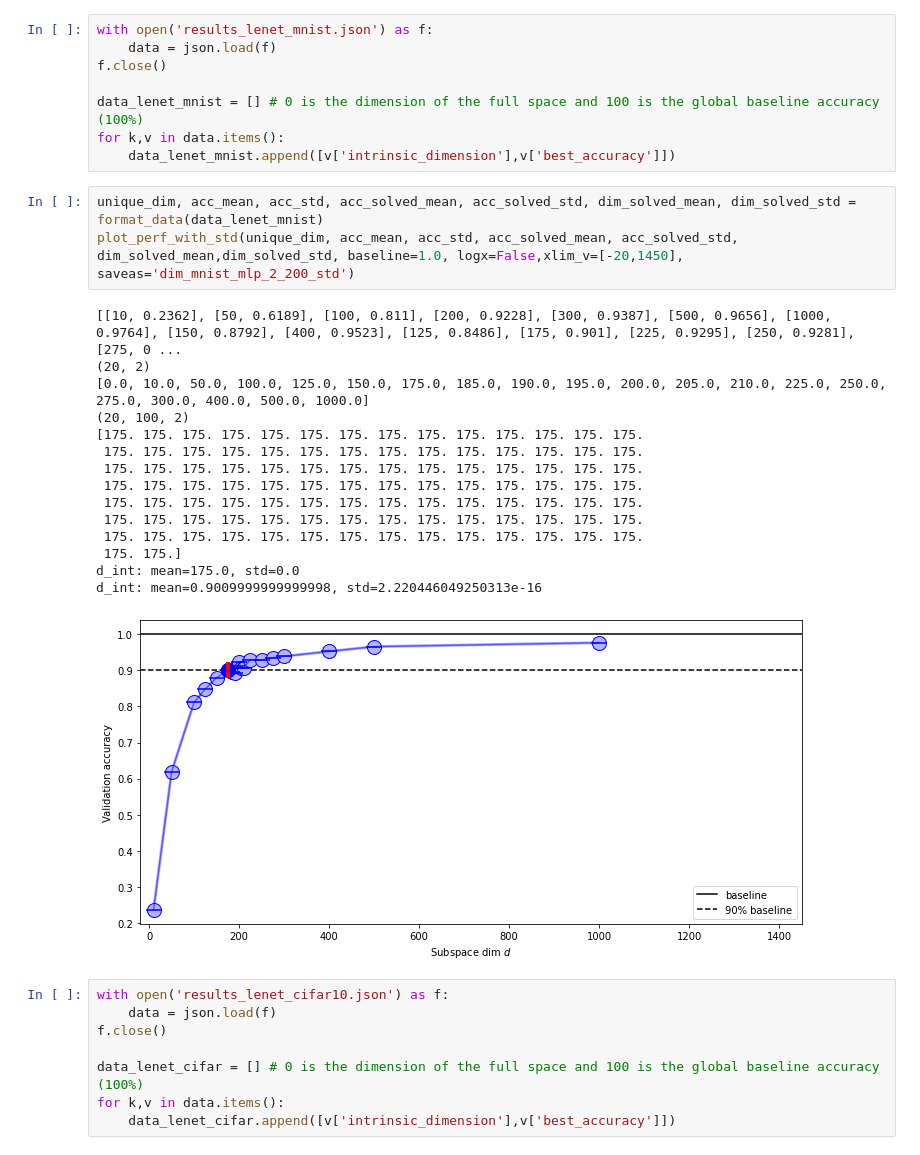
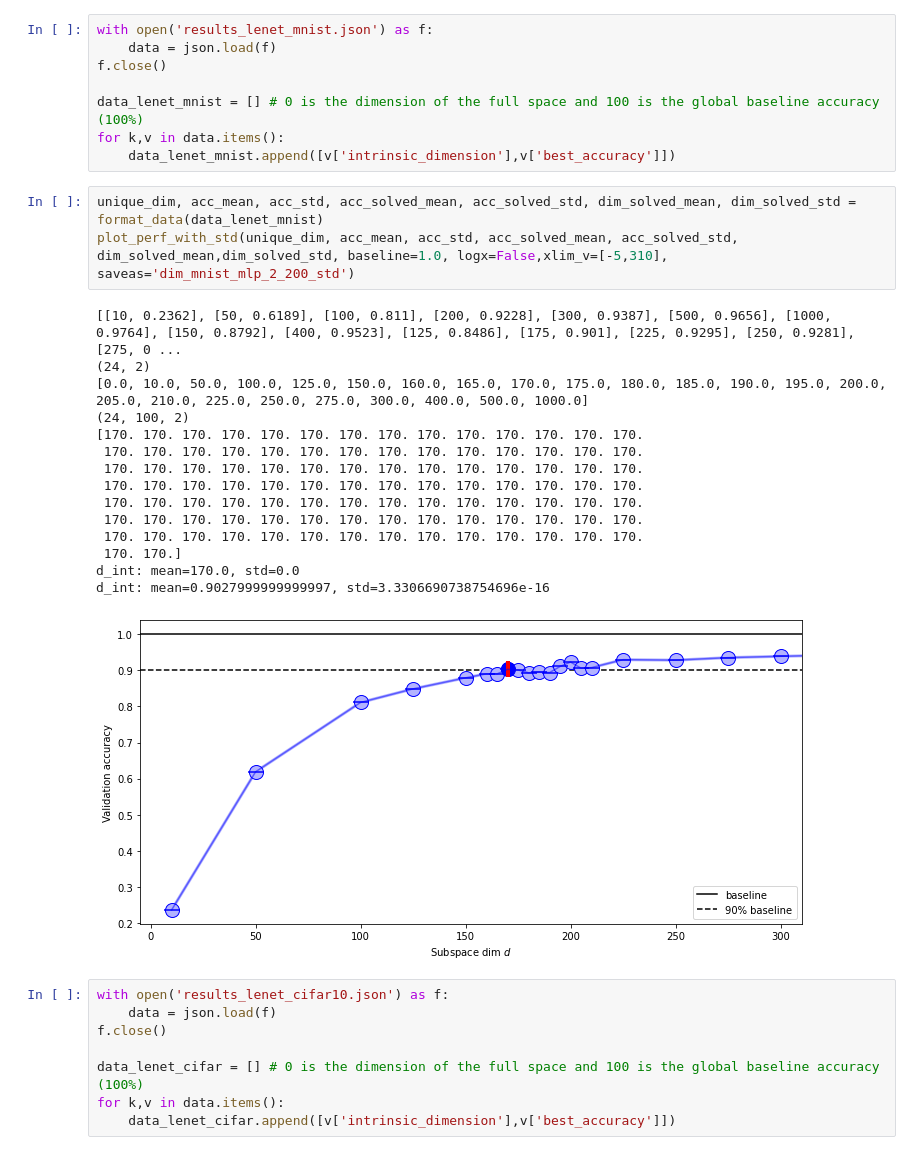
Before and after one commit to AntoAndGar/Intrinsic-Dimension, a Jupyter notebook: id_plots.ipynb, the cells around one changed output. Saved outputs shown, nothing was run; the diff lists cells and outputs as text.

```diff
--- a/id_plots.ipynb
+++ b/id_plots.ipynb
@@ -130,23 +130,23 @@ for k,v in data.items():
     data_lenet_mnist.append([v['intrinsic_dimension'],v['best_accuracy']])
 # %%
 unique_dim, acc_mean, acc_std, acc_solved_mean, acc_solved_std, dim_solved_mean, dim_solved_std = format_data(data_lenet_mnist)
-plot_perf_with_std(unique_dim, acc_mean, acc_std, acc_solved_mean, acc_solved_std, dim_solved_mean,dim_solved_std, baseline=1.0, logx=False,xlim_v=[-20,1450], saveas='dim_mnist_mlp_2_200_std')
+plot_perf_with_std(unique_dim, acc_mean, acc_std, acc_solved_mean, acc_solved_std, dim_solved_mean,dim_solved_std, baseline=1.0, logx=False,xlim_v=[-5,310], saveas='dim_mnist_mlp_2_200_std')
 # %% [output]
 [[10, 0.2362], [50, 0.6189], [100, 0.811], [200, 0.9228], [300, 0.9387], [500, 0.9656], [1000, 0.9764], [150, 0.8792], [400, 0.9523], [125, 0.8486], [175, 0.901], [225, 0.9295], [250, 0.9281], [275, 0 ...
-(20, 2)
-[0.0, 10.0, 50.0, 100.0, 125.0, 150.0, 175.0, 185.0, 190.0, 195.0, 200.0, 205.0, 210.0, 225.0, 250.0, 275.0, 300.0, 400.0, 500.0, 1000.0]
-(20, 100, 2)
-[175. 175. 175. 175. 175. 175. 175. 175. 175. 175. 175. 175. 175. 175.
- 175. 175. 175. 175. 175. 175. 175. 175. 175. 175. 175. 175. 175. 175.
- 175. 175. 175. 175. 175. 175. 175. 175. 175. 175. 175. 175. 175. 175.
- 175. 175. 175. 175. 175. 175. 175. 175. 175. 175. 175. 175. 175. 175.
- 175. 175. 175. 175. 175. 175. 175. 175. 175. 175. 175. 175. 175. 175.
- 175. 175. 175. 175. 175. 175. 175. 175. 175. 175. 175. 175. 175. 175.
- 175. 175. 175. 175. 175. 175. 175. 175. 175. 175. 175. 175. 175. 175.
- 175. 175.]
-d_int: mean=175.0, std=0.0
-d_int: mean=0.9009999999999998, std=2.220446049250313e-16
+(24, 2)
+[0.0, 10.0, 50.0, 100.0, 125.0, 150.0, 160.0, 165.0, 170.0, 175.0, 180.0, 185.0, 190.0, 195.0, 200.0, 205.0, 210.0, 225.0, 250.0, 275.0, 300.0, 400.0, 500.0, 1000.0]
+(24, 100, 2)
+[170. 170. 170. 170. 170. 170. 170. 170. 170. 170. 170. 170. 170. 170.
+ 170. 170. 170. 170. 170. 170. 170. 170. 170. 170. 170. 170. 170. 170.
+ 170. 170. 170. 170. 170. 170. 170. 170. 170. 170. 170. 170. 170. 170.
+ 170. 170. 170. 170. 170. 170. 170. 170. 170. 170. 170. 170. 170. 170.
+ 170. 170. 170. 170. 170. 170. 170. 170. 170. 170. 170. 170. 170. 170.
+ 170. 170. 170. 170. 170. 170. 170. 170. 170. 170. 170. 170. 170. 170.
+ 170. 170. 170. 170. 170. 170. 170. 170. 170. 170. 170. 170. 170. 170.
+ 170. 170.]
+d_int: mean=170.0, std=0.0
+d_int: mean=0.9027999999999997, std=3.3306690738754696e-16
-[figure, old version]
+[figure, new version]
 # %%
 with open('results_lenet_cifar10.json') as f:
     data = json.load(f)
```
Also changed, not shown: parts of 9 cells of this notebook, 17 other files.
